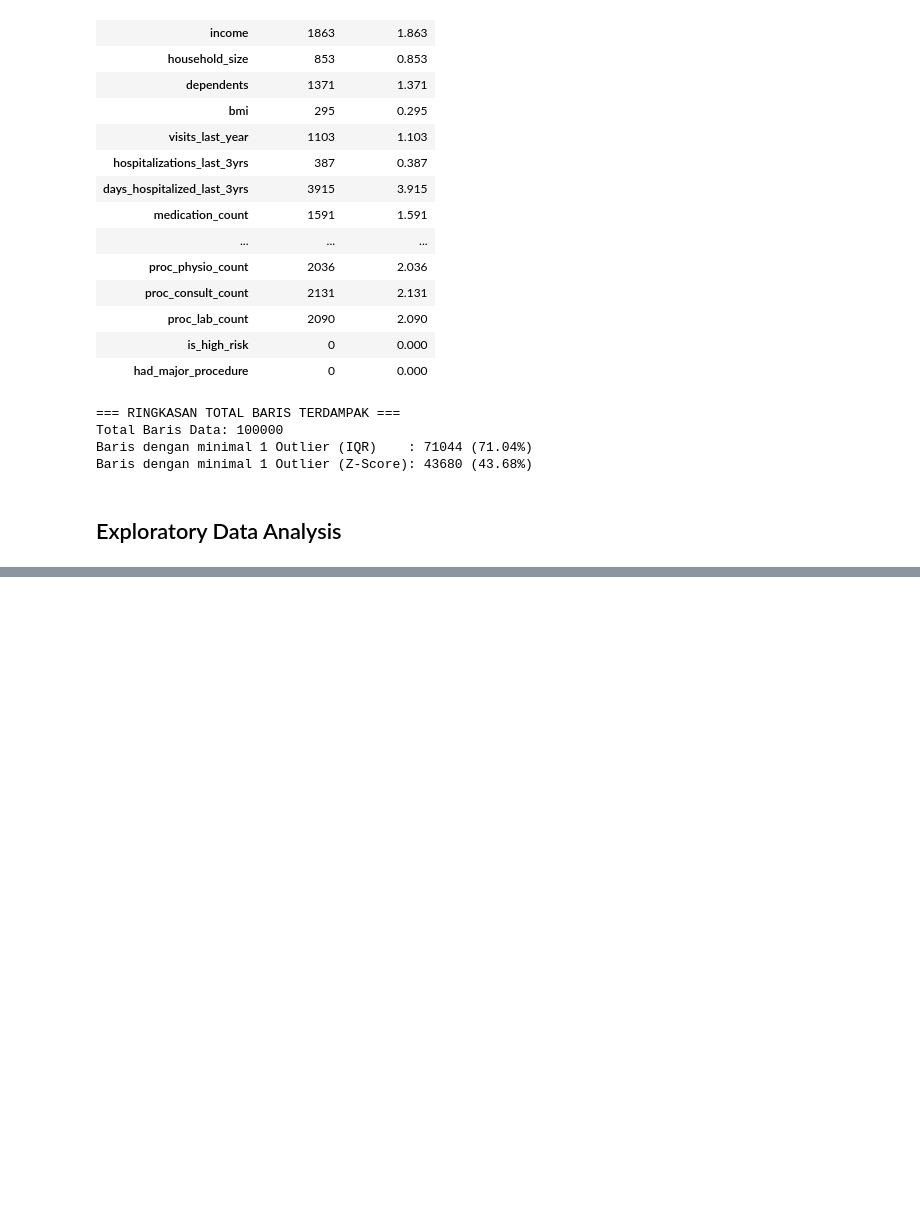
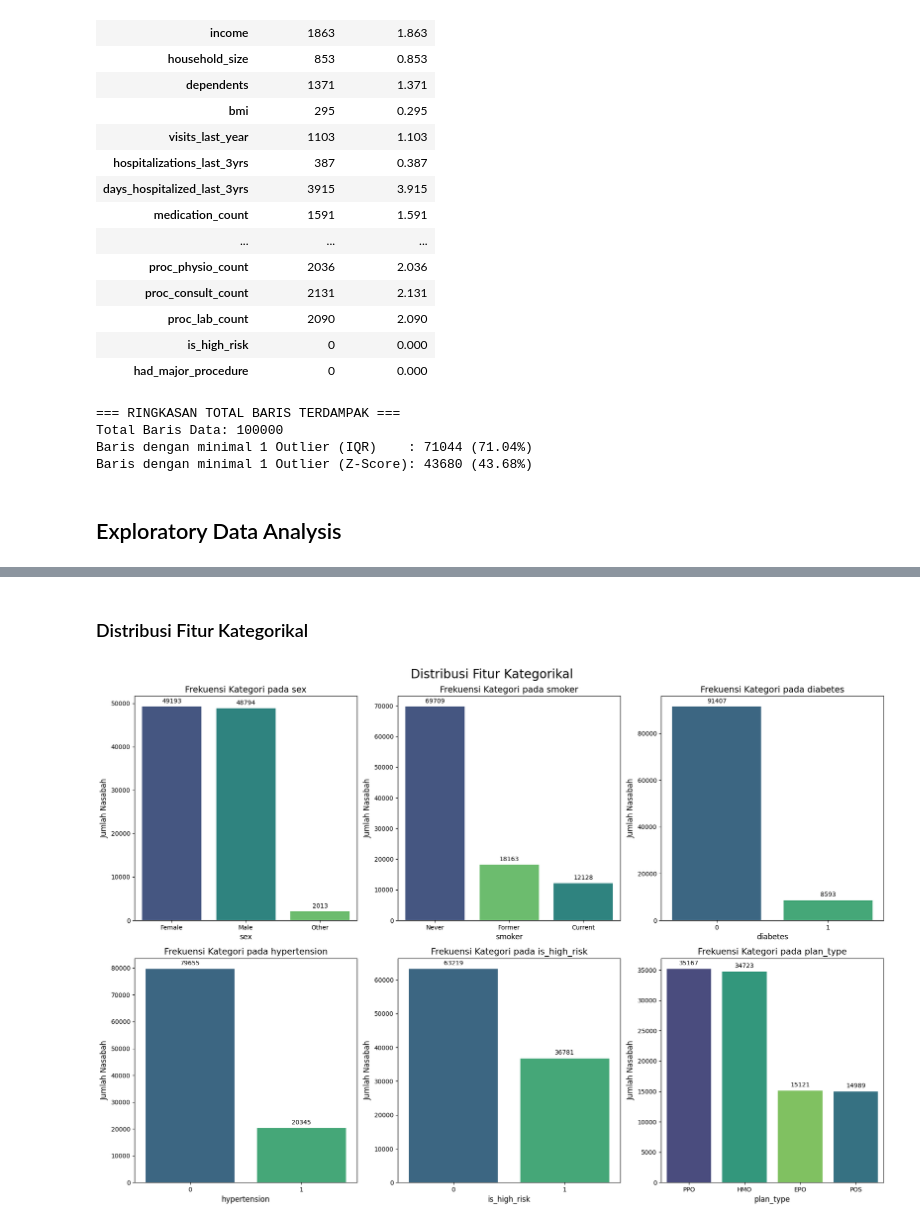
Before and after one commit to ikhsanwahyue/16_DataScienceIF-B_Ir.Ikhsan, a Jupyter notebook: main.ipynb, the cells around one changed output, grey strips where cells are left out. Saved outputs shown, nothing was run; the diff lists cells and outputs as text; code cells hidden in the pictures; blank space fills up the shorter version.

```diff
--- a/main.ipynb
+++ b/main.ipynb
@@ -230,0 +281,37 @@ Baris dengan minimal 1 Outlier (Z-Score): 43680 (43.68%)
+# %% [markdown]
+### Distribusi Fitur Kategorikal
+# %%
+categorical_features = ['sex', 'smoker', 'diabetes', 'hypertension', 'is_high_risk', 'plan_type']
+
+fig, axes = plt.subplots(nrows=2, ncols=3, figsize=(18, 12))
+axes = axes.flatten()
+
+for i, col in enumerate(categorical_features):
+    sns.countplot(
+        data=df,
+        x=col,
+        hue=col,
+        ax=axes[i],
+        order=df[col].value_counts().index,
+        palette='viridis',
+        legend=False
+    )
+    axes[i].set_title(f'Frekuensi Kategori pada {col}', fontsize=14)
+    axes[i].set_xlabel(col, fontsize=12)
+    axes[i].set_ylabel('Jumlah Nasabah', fontsize=12)
+
+    for p in axes[i].patches:
+        axes[i].annotate(
+            f'{int(p.get_height())}',
+            (p.get_x() + p.get_width() / 2.,
+            p.get_height()),
+            ha='center', va='center',
+            xytext=(0, 9),
+            textcoords='offset points'
+        )
+
+plt.tight_layout()
+plt.suptitle('Distribusi Fitur Kategorikal', fontsize=20, y=1.02)
+plt.show()
+# %% [output]
+[figure, added]
```
Also changed, not shown: parts of 9 cells of this notebook.
